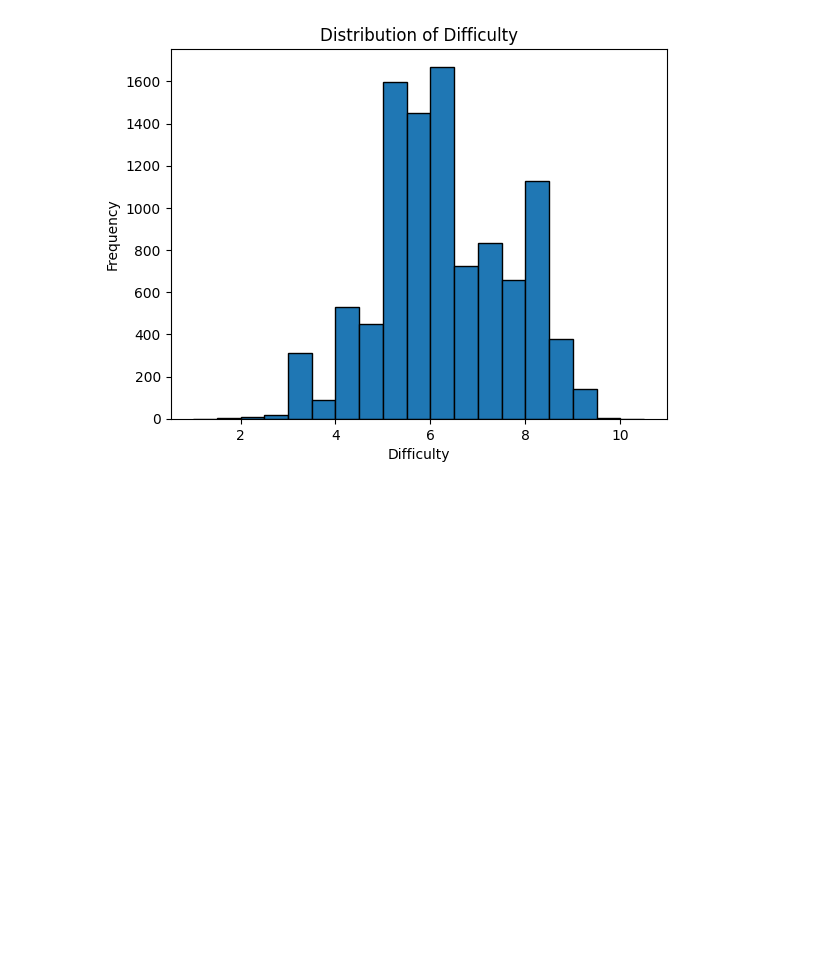
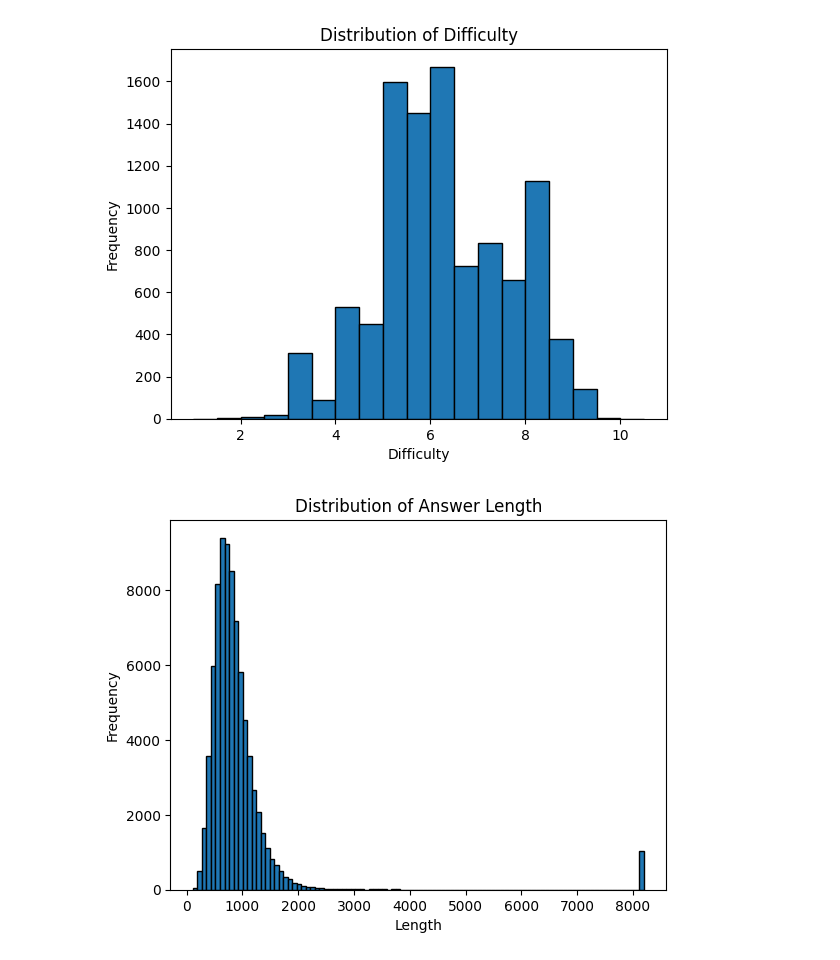
Before and after one commit to namezhenzhang/LLaMA-Factory-Lenght-Value-Model, a Jupyter notebook: data_preprocess/test.ipynb, the cells around one changed output. Drawn from its saved outputs; the diff is of its cells as text; code cells hidden in the pictures; blank space fills up the shorter version.

```diff
--- a/data_preprocess/test.ipynb
+++ b/data_preprocess/test.ipynb
@@ -75,3 +75,16 @@ for i in range(len(sampled_dataset)):
         "difficulty": sampled_dataset[i]["difficulty"],
     }
     data.append(single_data)
+# %%
+import json
+import matplotlib.pyplot as plt
+with open("/data1/zhenzhang/dir1/LLaMA-Factory-Lenght-Value-Model/data/deepmath_10000_3b.json", "r") as f:
+    data = json.load(f)
+length_data = [d["meta_info"]["answer_token_length"] for d in data]
+plt.hist(length_data, bins=100, edgecolor='black')
+plt.title('Distribution of Answer Length')
+plt.xlabel('Length')
+plt.ylabel('Frequency')
+plt.show()
+# %% [output]
+[figure, added]
```
Also changed, not shown: 10 other files.
